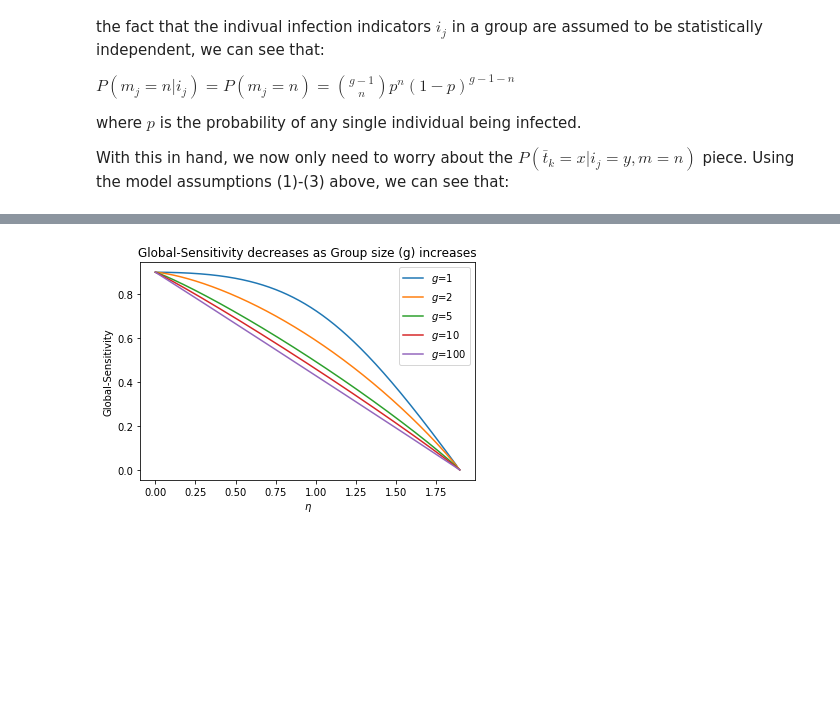
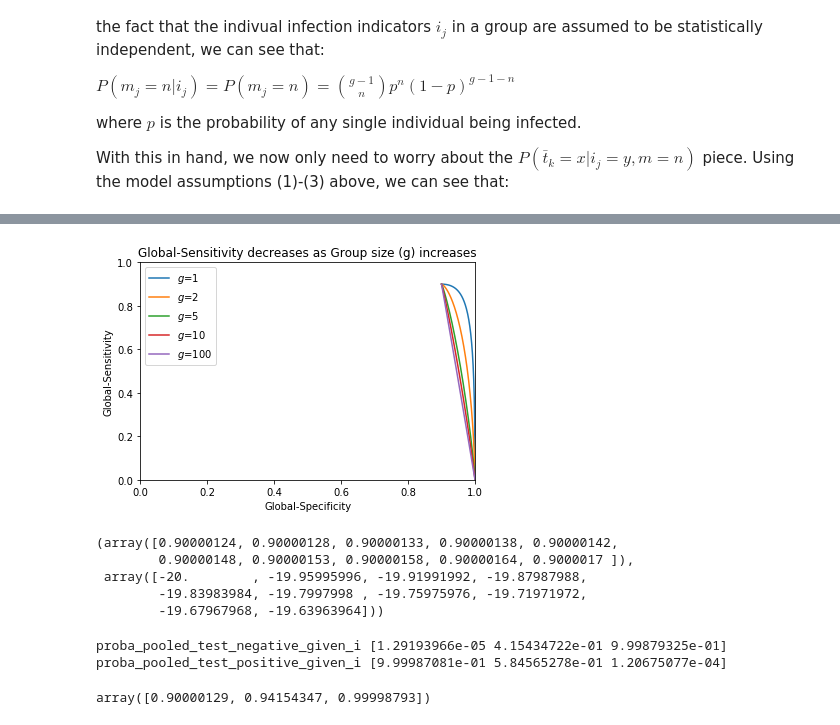
Before and after one commit to atibaup/group-testing, a Jupyter notebook: notebooks/1_group_testing_with_uncertainty-v2.ipynb, the cells around one changed output, grey strips where cells are left out. Saved outputs shown, nothing was run; the diff lists cells and outputs as text; code cells hidden in the pictures; blank space fills up the shorter version.

Commit message:
charts make sense now

```diff
--- a/notebooks/1_group_testing_with_uncertainty-v2.ipynb
+++ b/notebooks/1_group_testing_with_uncertainty-v2.ipynb
@@ -368,6 +368,8 @@ def proba_pooled_test_negative_given_i(mu_0, mu_1, sigma_q, eta, i, g, p):
         p_m = st.binom.pmf(m, g - 1, p, loc=0)
         mu_j = mu(m, i, mu_0, mu_1, g)
         p_t_negative_given_i_and_m = st.norm.cdf(eta, loc=mu_j, scale=sigma_q)
+        #print('m', m, 'i', i)
+        #print('p_m', p_m, 'mu_j', mu_j, 'p_t_negative_given_i_and_m', p_t_negative_given_i_and_m)
         pr += p_t_negative_given_i_and_m*p_m
     return pr
 
@@ -376,36 +378,54 @@ def global_specificity(eta, pi_0, mu_0, mu_1, sigma_q, g, p):
     $\pi_0' = P\left(\bar{t}_k=0 | i_j=0 \right) +
         \pi_0 P\left(\bar{t}_k=1 | i_j=0 \right)$
     """
+    #print('proba_pooled_test_negative_given_i', proba_pooled_test_negative_given_i(mu_0, mu_1, sigma_q, eta, 0, g, p))
+    #print('proba_pooled_test_positive_given_i', proba_pooled_test_positive_given_i(mu_0, mu_1, sigma_q, eta, 0, g, p))
     return proba_pooled_test_negative_given_i(mu_0, mu_1, sigma_q, eta, 0, g, p) + \
-            pi_0 * proba_pooled_test_negative_given_i(mu_0, mu_1, sigma_q, eta, 1, g, p)
+            pi_0 * proba_pooled_test_positive_given_i(mu_0, mu_1, sigma_q, eta, 0, g, p)
 
 def global_sensitivity(eta, pi_1, mu_0, mu_1, sigma_q, g, p):
     """
     $\pi_1' = \pi_1 P\left(\bar{t}_k=1 | i_j=1 \right)$
     """
     return pi_1 * proba_pooled_test_positive_given_i(mu_0, mu_1, sigma_q, eta, 1, g, p)
 
 
 mu_0 = 1
 mu_1 = 10
 pi_0 = 0.9
 pi_1 = 0.9
 sigma_q = 5
-eta_choices = np.linspace(-20, 20, 1000)
+eta_choices = np.linspace(-100, 20, 1000)
 group_sizes = [1, 2, 5, 10, 100]
 p = 1e-2
 
 fig, axs = plt.subplots(1, 1)
 
 for group_size in group_sizes:
     sensitivities = global_sensitivity(eta_choices, pi_1, mu_0, mu_1, sigma_q, group_size, p)
     specificities = global_specificity(eta_choices, pi_0, mu_0, mu_1, sigma_q, group_size, p)
     axs.plot(specificities, sensitivities, label=f'$g$={group_size}')
 
 axs.set_ylabel('Global-Sensitivity')
-axs.set_xlabel('$\eta$')
+axs.set_xlabel('Global-Specificity')
+axs.set_ylim([0, 1])
+axs.set_xlim([0, 1])
 plt.title('Global-Sensitivity decreases as Group size (g) increases')
 plt.legend()
 plt.show()
 # %% [output]
-[figure, old version]
+[figure, new version]
+# %%
+specificities[:10], eta_choices[:10]
+# %% [output]
+(array([0.90000124, 0.90000128, 0.90000133, 0.90000138, 0.90000142,
+        0.90000148, 0.90000153, 0.90000158, 0.90000164, 0.9000017 ]),
+ array([-20.        , -19.95995996, -19.91991992, -19.87987988,
+        -19.83983984, -19.7997998 , -19.75975976, -19.71971972,
+        -19.67967968, -19.63963964]))
+# %%
+global_specificity(np.array([-20, 0, 19.5]), pi_0, mu_0, mu_1, sigma_q, 5, p)
+# %% [output]
+proba_pooled_test_negative_given_i [1.29193966e-05 4.15434722e-01 9.99879325e-01]
+proba_pooled_test_positive_given_i [9.99987081e-01 5.84565278e-01 1.20675077e-04]
+array([0.90000129, 0.94154347, 0.99998793])
```
Also changed, not shown: parts of 1 cell of this notebook.
